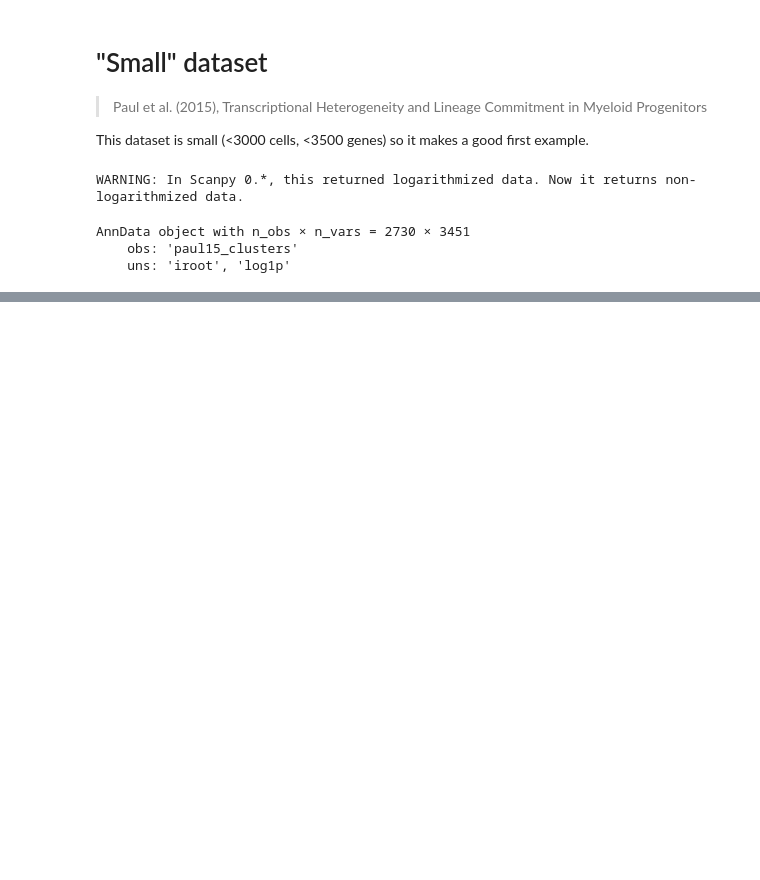
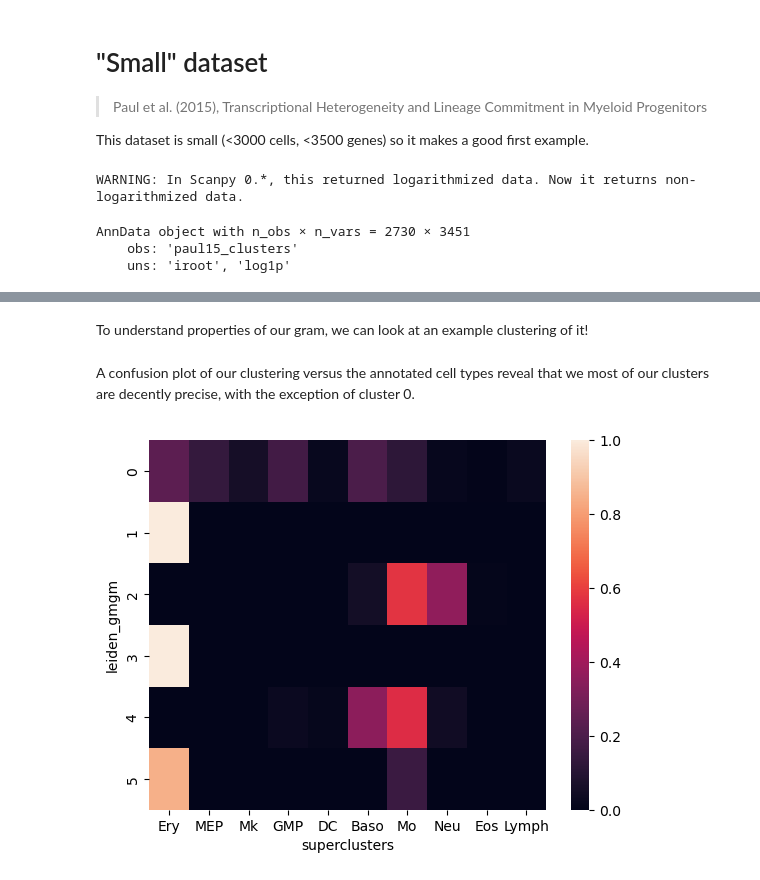
Before and after one commit to BaileyAndrew/GmGM-python, a Jupyter notebook: examples/example.ipynb, the cells around one changed output, grey strips where cells are left out. Drawn from its saved outputs; the diff is of its cells as text; code cells hidden in the pictures; blank space fills up the shorter version.

Commit message:
Created a working example notebook

```diff
--- a/examples/example.ipynb
+++ b/examples/example.ipynb
@@ -56,0 +183,20 @@ TypeError: unsupported operand type(s) for |: 'type' and 'type'
+# %%
+# Save the UMAP embedding
+paul15.obsm['X_umap_knn'] = paul15.obsm['X_umap'].copy()
+
+# Add our graph into the anndata object
+paul15.uns['gmgm_cells'] = {
+    'connectivities_key': 'gmgm_connectivities',
+    'distances_key': 'cells_distances',
+}
+paul15.uns['gmgm_cells']['params'] = {
+    'n_neighbors': N_NEIGHBORS,
+    'method': 'gmgm',
+    'random_state': RANDOM_STATE,
+    'metric': 'euclidean'
+}
+paul15.obsp['gmgm_connectivities'] = abs(dataset.precision_matrices['cell']).tocsr()
+
+# Save the gmgm UMAP embedding
+sc.tl.umap(paul15, neighbors_key='gmgm_cells', n_components=3, random_state=RANDOM_STATE)
+paul15.obsm['X_umap_gmgm'] = paul15.obsm['X_umap'].copy()
@@ -56,0 +205,2 @@ TypeError: unsupported operand type(s) for |: 'type' and 'type'
+# %% [markdown]
+To understand properties of our gram, we can look at an example clustering of it!
@@ -56,0 +212,11 @@ TypeError: unsupported operand type(s) for |: 'type' and 'type'
+# %% [markdown]
+A confusion plot of our clustering versus the annotated cell types reveal that we most of our clusters are decently precise, with the exception of cluster 0.
+# %%
+cmtx = sc.metrics.confusion_matrix(
+    paul15.obs['leiden_gmgm'],
+    paul15.obs['superclusters'],
+)
+sns.heatmap(cmtx, annot=False)
+pass
+# %% [output]
+[figure, added]
```
Also changed, not shown: parts of 30 cells of this notebook.
